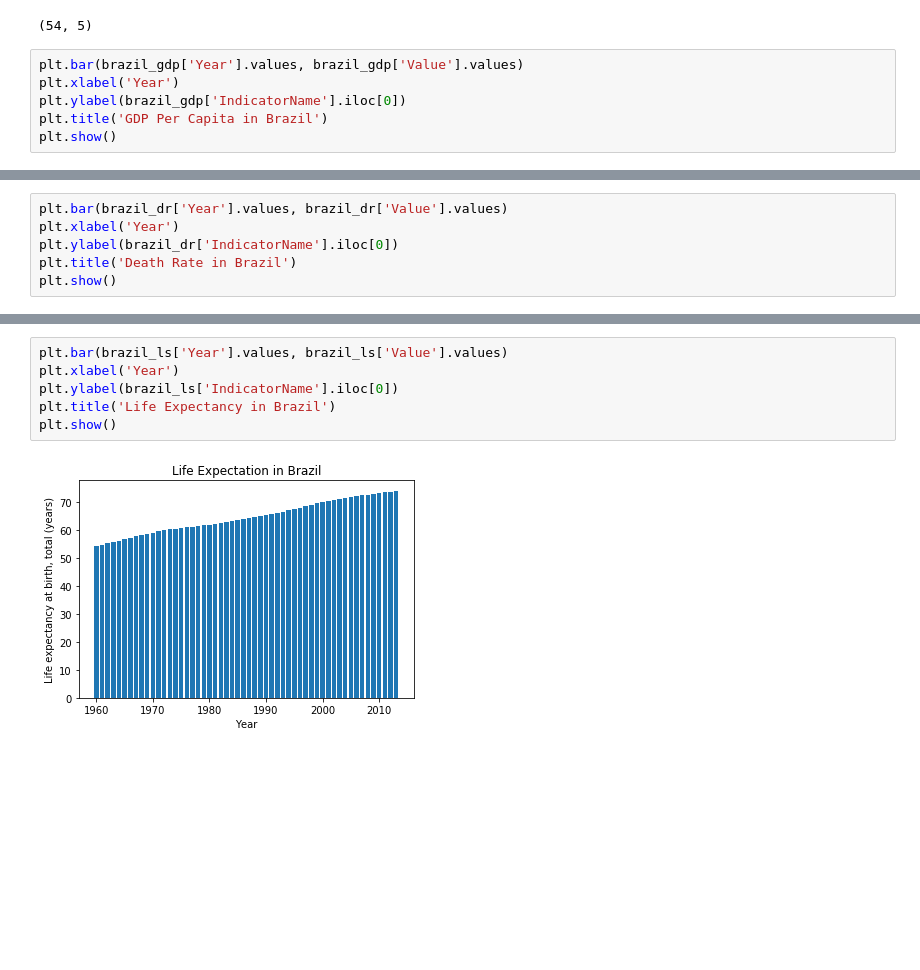
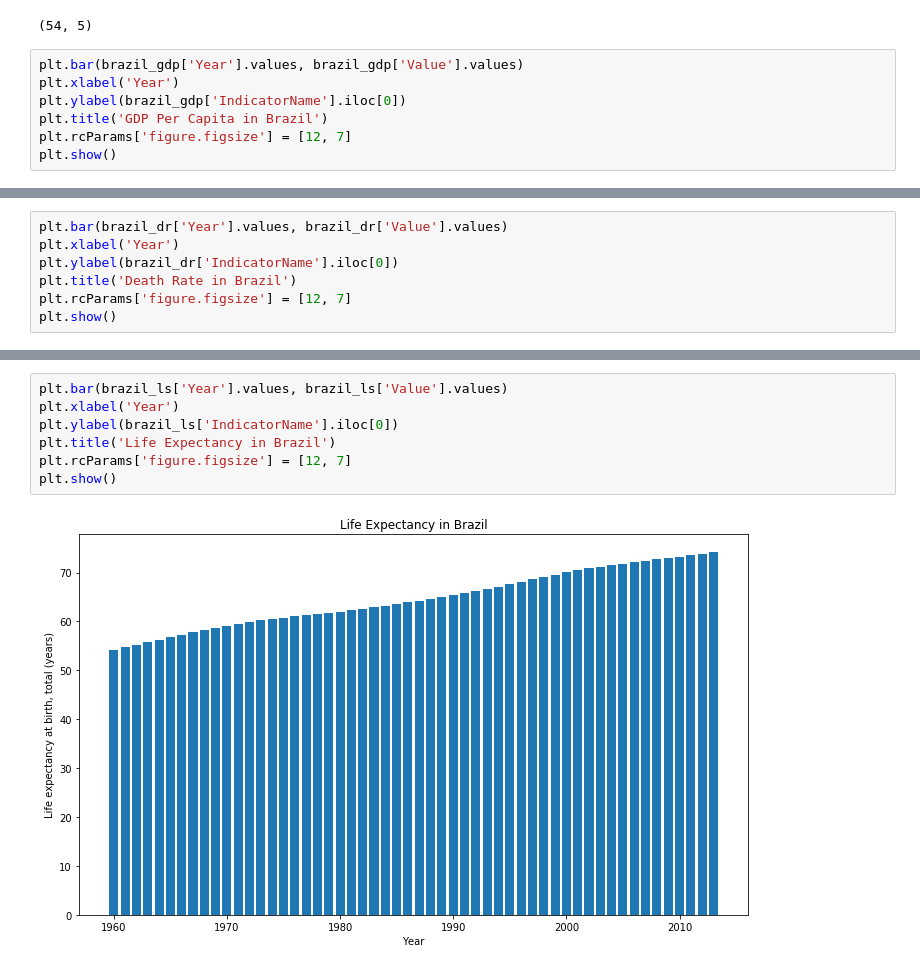
Before and after one commit to mmmarchetti/edx_dse200x, a Jupyter notebook: week6 /mini-project.ipynb, the cells around one changed output, grey strips where cells are left out. Drawn from its saved outputs; the diff is of its cells as text; blank space fills up the shorter version.

```diff
--- a/week6 /mini-project.ipynb
+++ b/week6 /mini-project.ipynb
@@ -70,5 +84,6 @@ plt.bar(brazil_gdp['Year'].values, brazil_gdp['Value'].values)
 plt.xlabel('Year')
 plt.ylabel(brazil_gdp['IndicatorName'].iloc[0])
 plt.title('GDP Per Capita in Brazil')
+plt.rcParams['figure.figsize'] = [12, 7]
 plt.show()
 # %% [output]
@@ -78,5 +93,6 @@ plt.bar(brazil_dr['Year'].values, brazil_dr['Value'].values)
 plt.xlabel('Year')
 plt.ylabel(brazil_dr['IndicatorName'].iloc[0])
 plt.title('Death Rate in Brazil')
+plt.rcParams['figure.figsize'] = [12, 7]
 plt.show()
 # %% [output]
@@ -84,11 +100,12 @@ plt.show()
 # %%
 plt.bar(brazil_ls['Year'].values, brazil_ls['Value'].values)
 plt.xlabel('Year')
 plt.ylabel(brazil_ls['IndicatorName'].iloc[0])
 plt.title('Life Expectancy in Brazil')
+plt.rcParams['figure.figsize'] = [12, 7]
 plt.show()
 # %% [output]
-[figure, old version]
+[figure, new version]
 # %%
 n = brazil_gdp['Value'].values
 area = np.pi * (n/100)
```
Also changed, not shown: parts of 20 cells of this notebook, 15 other files.
